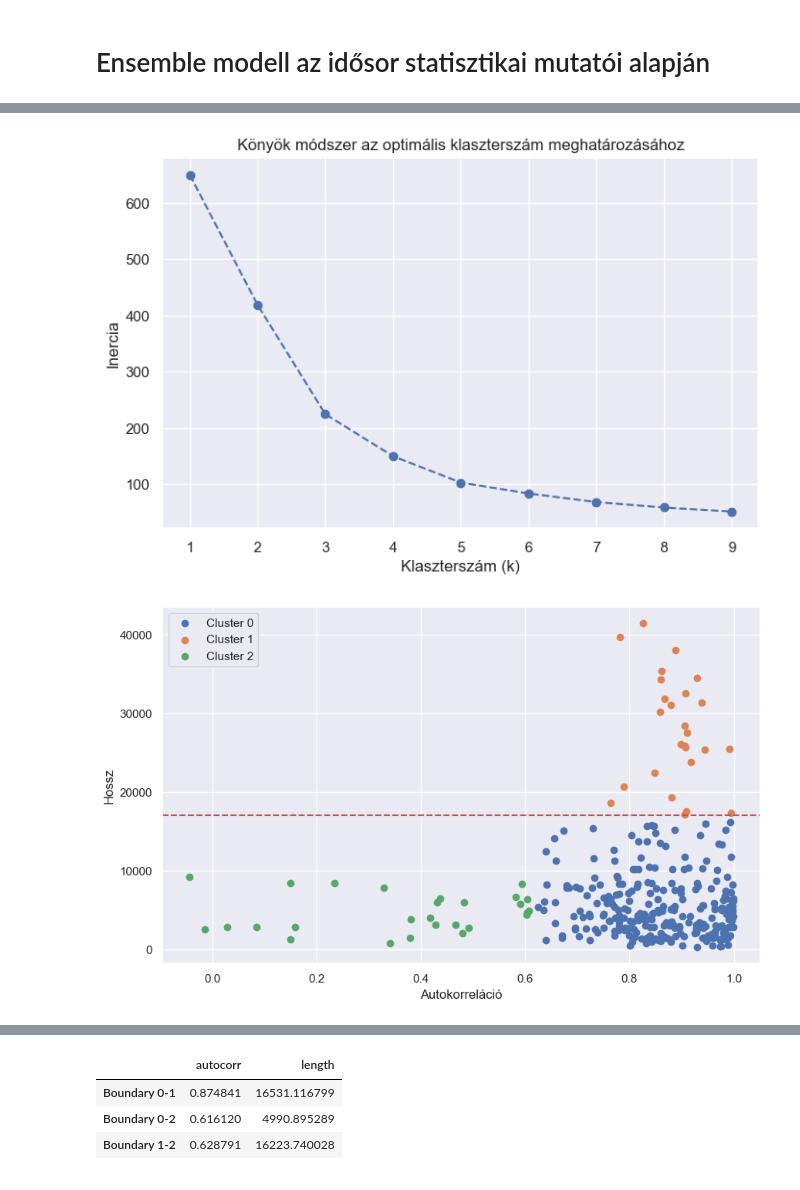
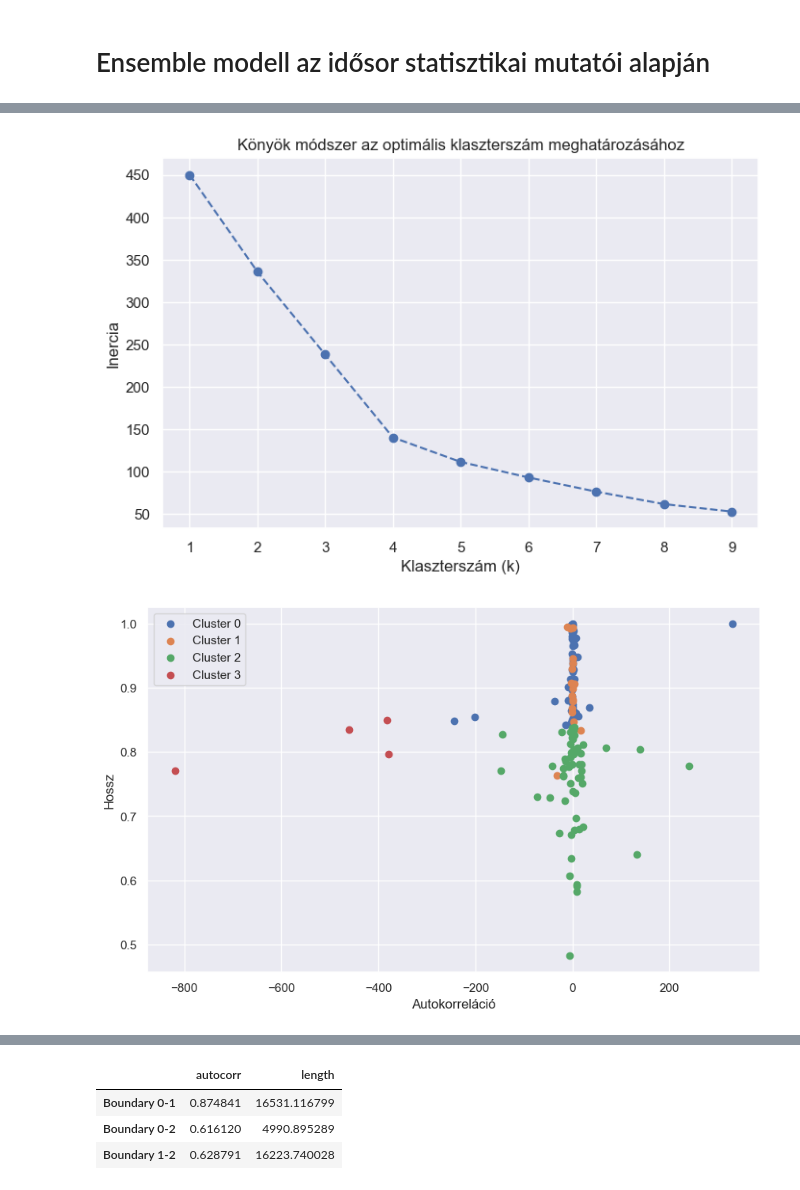
Before and after one commit to czotterbenedek/time-series-ensemble-segmentation, a Jupyter notebook: onlab_tfb4fy.ipynb, the cells around one changed output, grey strips where cells are left out. Drawn from its saved outputs; the diff is of its cells as text; code cells hidden in the pictures.

Commit message:
Végleges modell + néhány kiértékelés

```diff
--- a/onlab_tfb4fy.ipynb
+++ b/onlab_tfb4fy.ipynb
@@ -764,3 +747,11 @@ all_in_one_timeseries
+# %%
+from sklearn.model_selection import train_test_split
+
+all_in_one_timeseries = pd.concat([tssb, has_for_tcnautoencoder])
+
+train_tssb, test_tssb = train_test_split(tssb, test_size=0.4, random_state=42)
+train_has, test_has = train_test_split(has_for_tcnautoencoder, test_size=0.4, random_state=42)
+train_all, test_all = train_test_split(all_in_one_timeseries, test_size=0.4, random_state=42)
 # %%
 from scipy.stats import linregress, median_abs_deviation
 from sklearn.linear_model import TheilSenRegressor
@@ -777,15 +768,19 @@ def compute_features(ts):
 
     length = len(ts)
 
-    return slope_lr, rolling_std, autocorr, length
+    #mean_abs_change = np.mean(np.abs(np.diff(ts)))
+
+    coefficient_of_variation = np.std(ts) / np.mean(ts) if np.mean(ts) != 0 else 0
+
+    return slope_lr, rolling_std, autocorr, length, coefficient_of_variation
 # %%
 features = []
-for ts in tqdm(all_in_one_timeseries['time_series']):
-    trend, volatility, autocorr, length = compute_features(ts)
-    features.append([autocorr, length])
+for ts in tqdm(train_has['time_series']):
+    trend, volatility, autocorr, length, cv = compute_features(ts)
+    features.append([autocorr, length, cv])
 
 features_df = pd.DataFrame(features, columns=[
-    "autocorr", "length"
+    "autocorr", "length", "cv"
 ])
 # %%
 scaler = StandardScaler()
@@ -806,21 +801,21 @@ plt.ylabel("Inercia")
 plt.title("Könyök módszer az optimális klaszterszám meghatározásához")
 plt.show()
 # %% [output]
-[figure, old version]
+[figure, new version]
 # %%
-optimal_k = 3
+optimal_k = 4
 kmeans = KMeans(n_clusters=optimal_k, random_state=42)
 features_df["Cluster"] = kmeans.fit_predict(features_scaled)
 # %%
 plt.figure(figsize=(10, 6))
 for cluster in range(optimal_k):
     subset = features_df[features_df["Cluster"] == cluster]
-    plt.scatter(subset["autocorr"], subset["length"], label=f"Cluster {cluster}")
+    plt.scatter(subset["cv"], subset["autocorr"], label=f"Cluster {cluster}")
     plt.xlabel("Autokorreláció")
     plt.ylabel("Hossz")
     plt.legend()
-plt.axhline(y=17000, color='r', linestyle='--', label="Hossz küszöb")
+#plt.axhline(y=17000, color='r', linestyle='--', label="Hossz küszöb")
 plt.show()
 # %% [output]
-[figure, old version]
+[figure, new version]
 # %%
```
Also changed, not shown: parts of 24 cells of this notebook.
